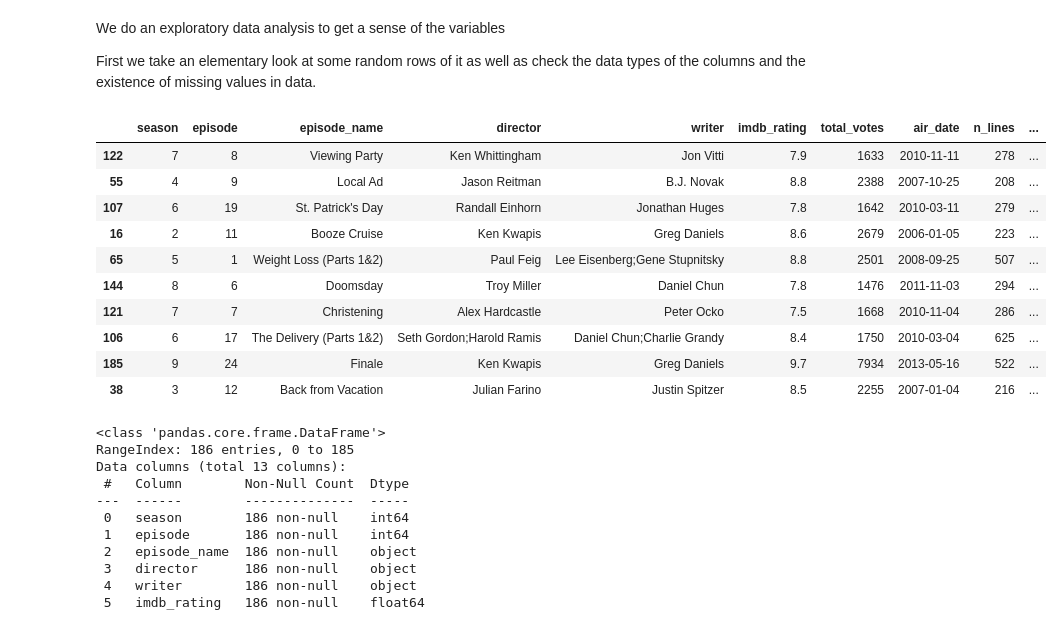
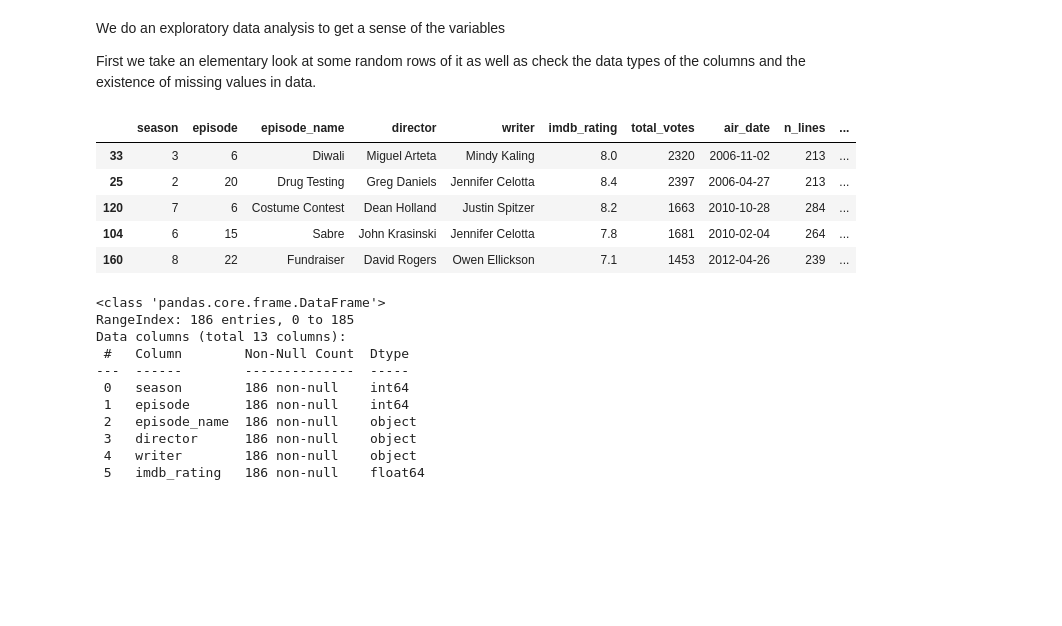
Before and after one commit to BradWangW/imdb_rate_model, a Jupyter notebook: project1.ipynb, the cells around one changed output. Saved outputs shown, nothing was run; the diff lists cells and outputs as text; code cells hidden in the pictures; blank space fills up the shorter version.

```diff
--- a/project1.ipynb
+++ b/project1.ipynb
@@ -66,19 +72,14 @@ We do an exploratory data analysis to get a sense of the variables
 
 First we take an elementary look at some random rows of it as well as check the data types of the columns and the existence of missing values in data.
 # %%
-data.sample(10)
+data.sample(5)
 # %% [output]
 |  | season | episode | episode_name | director | writer | imdb_rating | total_votes | air_date | n_lines | ... |
-| 122 | 7 | 8 | Viewing Party | Ken Whittingham | Jon Vitti | 7.9 | 1633 | 2010-11-11 | 278 | ... |
-| 55 | 4 | 9 | Local Ad | Jason Reitman | B.J. Novak | 8.8 | 2388 | 2007-10-25 | 208 | ... |
-| 107 | 6 | 19 | St. Patrick's Day | Randall Einhorn | Jonathan Huges | 7.8 | 1642 | 2010-03-11 | 279 | ... |
-| 16 | 2 | 11 | Booze Cruise | Ken Kwapis | Greg Daniels | 8.6 | 2679 | 2006-01-05 | 223 | ... |
-| 65 | 5 | 1 | Weight Loss (Parts 1&2) | Paul Feig | Lee Eisenberg;Gene Stupnitsky | 8.8 | 2501 | 2008-09-25 | 507 | ... |
-| 144 | 8 | 6 | Doomsday | Troy Miller | Daniel Chun | 7.8 | 1476 | 2011-11-03 | 294 | ... |
-| 121 | 7 | 7 | Christening | Alex Hardcastle | Peter Ocko | 7.5 | 1668 | 2010-11-04 | 286 | ... |
-| 106 | 6 | 17 | The Delivery (Parts 1&2) | Seth Gordon;Harold Ramis | Daniel Chun;Charlie Grandy | 8.4 | 1750 | 2010-03-04 | 625 | ... |
-| 185 | 9 | 24 | Finale | Ken Kwapis | Greg Daniels | 9.7 | 7934 | 2013-05-16 | 522 | ... |
-| 38 | 3 | 12 | Back from Vacation | Julian Farino | Justin Spitzer | 8.5 | 2255 | 2007-01-04 | 216 | ... |
+| 33 | 3 | 6 | Diwali | Miguel Arteta | Mindy Kaling | 8.0 | 2320 | 2006-11-02 | 213 | ... |
+| 25 | 2 | 20 | Drug Testing | Greg Daniels | Jennifer Celotta | 8.4 | 2397 | 2006-04-27 | 213 | ... |
+| 120 | 7 | 6 | Costume Contest | Dean Holland | Justin Spitzer | 8.2 | 1663 | 2010-10-28 | 284 | ... |
+| 104 | 6 | 15 | Sabre | John Krasinski | Jennifer Celotta | 7.8 | 1681 | 2010-02-04 | 264 | ... |
+| 160 | 8 | 22 | Fundraiser | David Rogers | Owen Ellickson | 7.1 | 1453 | 2012-04-26 | 239 | ... |
 # %%
 data.info()
 # %% [output]
```
Also changed, not shown: parts of 32 cells of this notebook, 1 other file.
